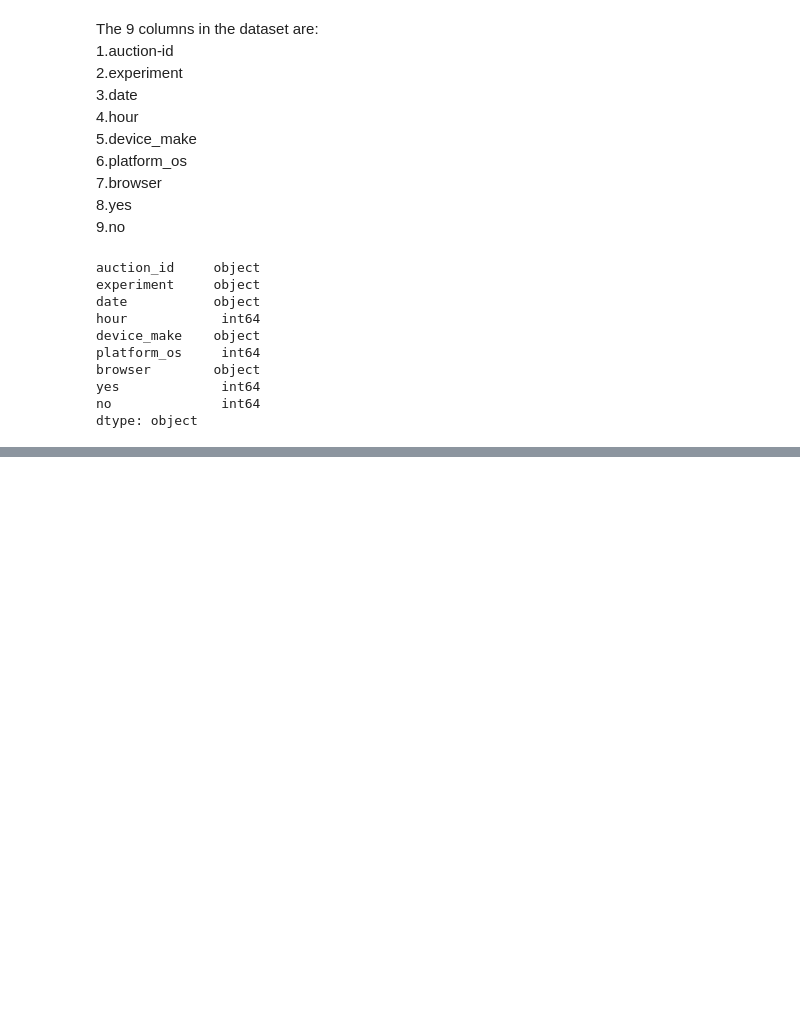
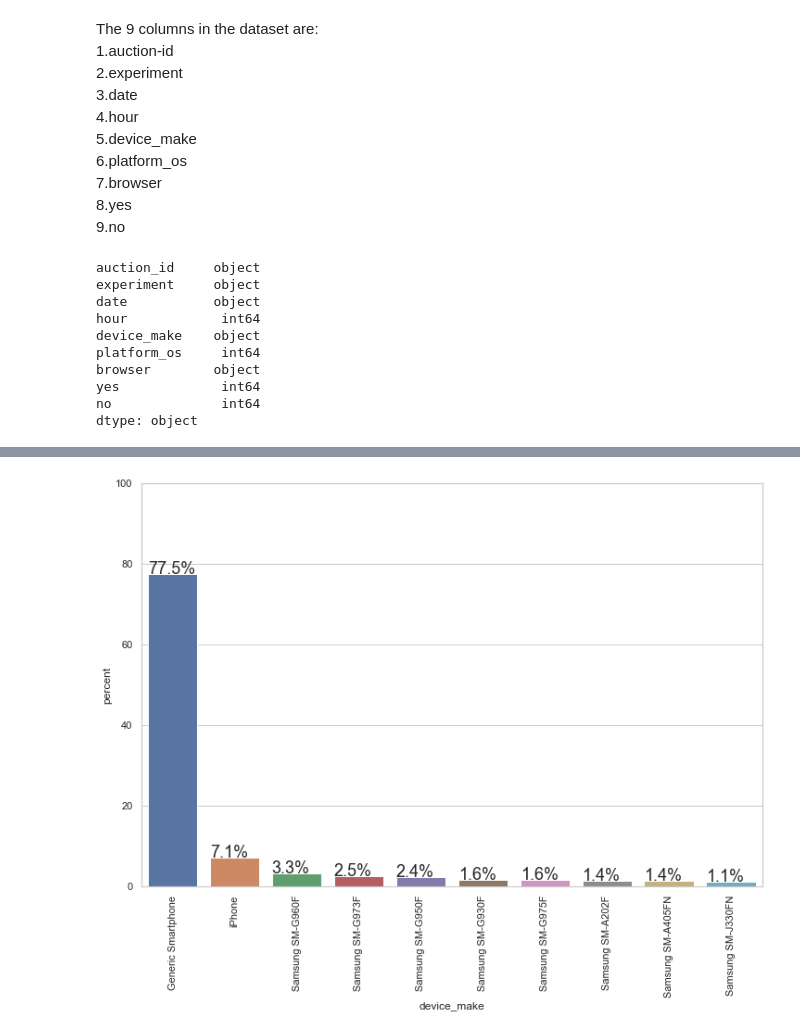
Before and after one commit to tibarekb/abtest-mlops, a Jupyter notebook: EDA_Notebooks/Eda_AB_Test.ipynb, the cells around one changed output, grey strips where cells are left out. Cells and saved outputs as stored; diff of their text form; code cells hidden in the pictures; blank space fills up the shorter version.

```diff
--- a/EDA_Notebooks/Eda_AB_Test.ipynb
+++ b/EDA_Notebooks/Eda_AB_Test.ipynb
@@ -85,0 +110,3 @@ dtype: object
+# %%
+plot_df= copy.deepcopy(ad_df)
+ad_df['browser'].value_counts()
@@ -85,0 +165,26 @@ dtype: object
+# %%
+#create a df for top 10 devices and their value counts
+device_make_df = pd.DataFrame(plot_df['device_make'].value_counts().head(10).rename_axis('device_make').reset_index(name='counts'))
+
+#calculate the percentage of each device
+device_make_df['percent'] = (device_make_df['counts']/device_make_df['counts'].sum())*100
+device_make_df.sort_values(by='percent', ascending=False, inplace = True)
+
+# Plot the figure
+sns.set_theme(style='whitegrid')
+plt.figure(figsize=(12,8))
+ax = sns.barplot(x='device_make', y='percent',  data=device_make_df)
+sns.set(font_scale=1.5)
+ax.set_ylim(0,100)
+
+#Add percentages on each bar
+for p in ax.patches:
+    txt = str(p.get_height().round(1)) + '%'
+    txt_x = p.get_x()
+    txt_y = p.get_height()
+    ax.text(txt_x,txt_y,txt)
+
+#rotate the x-labels to 90 degrees for clear visualization
+g = ax.set_xticklabels(ax.get_xticklabels(), rotation=90)
+# %% [output]
+[figure, added]
```
Also changed, not shown: parts of 15 cells of this notebook, 1 other file.
